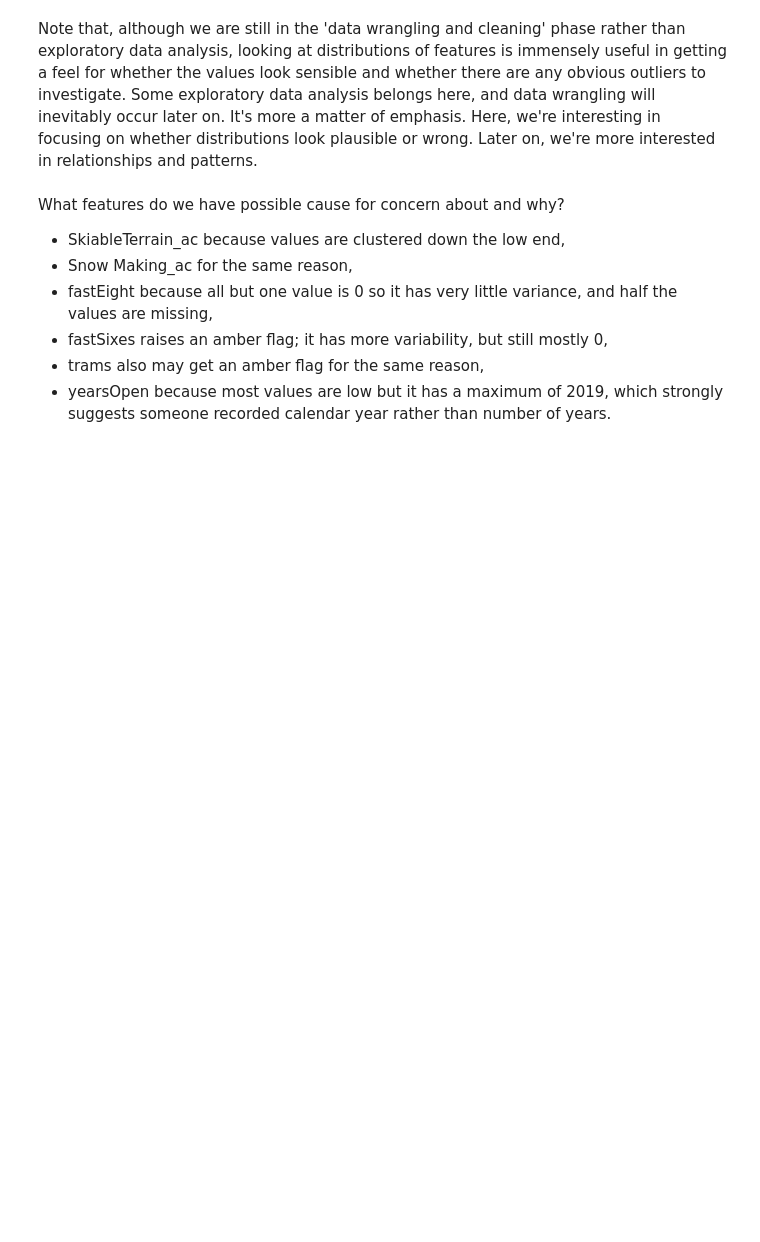
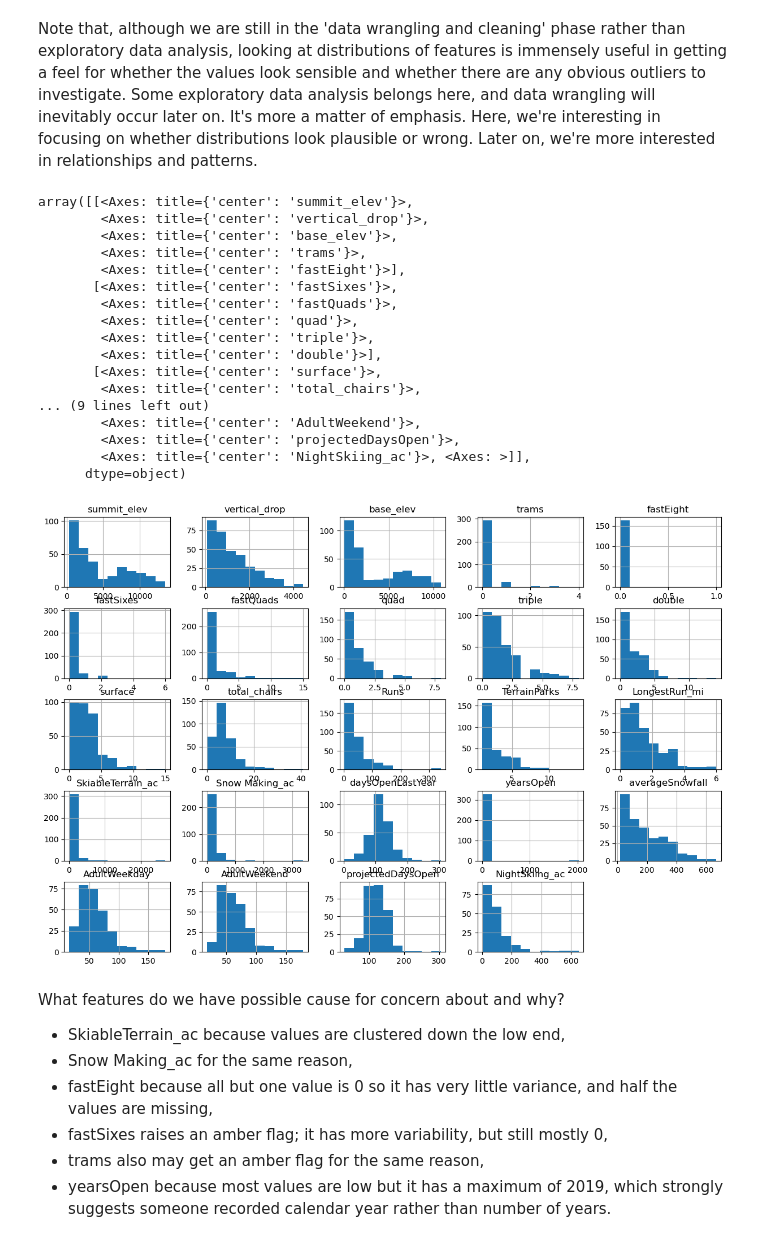
Before and after one commit to rgarlena/DataScienceGuidedCapstone, a Jupyter notebook: Notebooks/02_data_wrangling.ipynb, the cells around one changed output. Drawn from its saved outputs; the diff is of its cells as text; code cells hidden in the pictures; blank space fills up the shorter version.

```diff
--- a/Notebooks/02_data_wrangling.ipynb
+++ b/Notebooks/02_data_wrangling.ipynb
@@ -480,12 +503,31 @@ Note that, although we are still in the 'data wrangling and cleaning' phase rath
 # %%
 #Code task 18#
 #Call ski_data's `hist` method to plot histograms of each of the numeric features
 #Try passing it an argument figsize=(15,10)
 #Try calling plt.subplots_adjust() with an argument hspace=0.5 to adjust the spacing
 #It's important you create legible and easy-to-read plots
-ski_data.___(___)
-#plt.subplots_adjust(hspace=___);
+ski_data.hist(figsize=(15,10))
+#plt.subplots_adjust(hspace=0.5);
 #Hint: notice how the terminating ';' "swallows" some messy output and leads to a tidier notebook
+# %% [output]
+array([[<Axes: title={'center': 'summit_elev'}>,
+        <Axes: title={'center': 'vertical_drop'}>,
+        <Axes: title={'center': 'base_elev'}>,
+        <Axes: title={'center': 'trams'}>,
+        <Axes: title={'center': 'fastEight'}>],
+       [<Axes: title={'center': 'fastSixes'}>,
+        <Axes: title={'center': 'fastQuads'}>,
+        <Axes: title={'center': 'quad'}>,
+        <Axes: title={'center': 'triple'}>,
+        <Axes: title={'center': 'double'}>],
+       [<Axes: title={'center': 'surface'}>,
+        <Axes: title={'center': 'total_chairs'}>,
+... (9 lines left out)
+        <Axes: title={'center': 'AdultWeekend'}>,
+        <Axes: title={'center': 'projectedDaysOpen'}>,
+        <Axes: title={'center': 'NightSkiing_ac'}>, <Axes: >]],
+      dtype=object)
+[figure, added]
 # %% [markdown]
 What features do we have possible cause for concern about and why?
 
```
Also changed, not shown: parts of 7 cells of this notebook.
